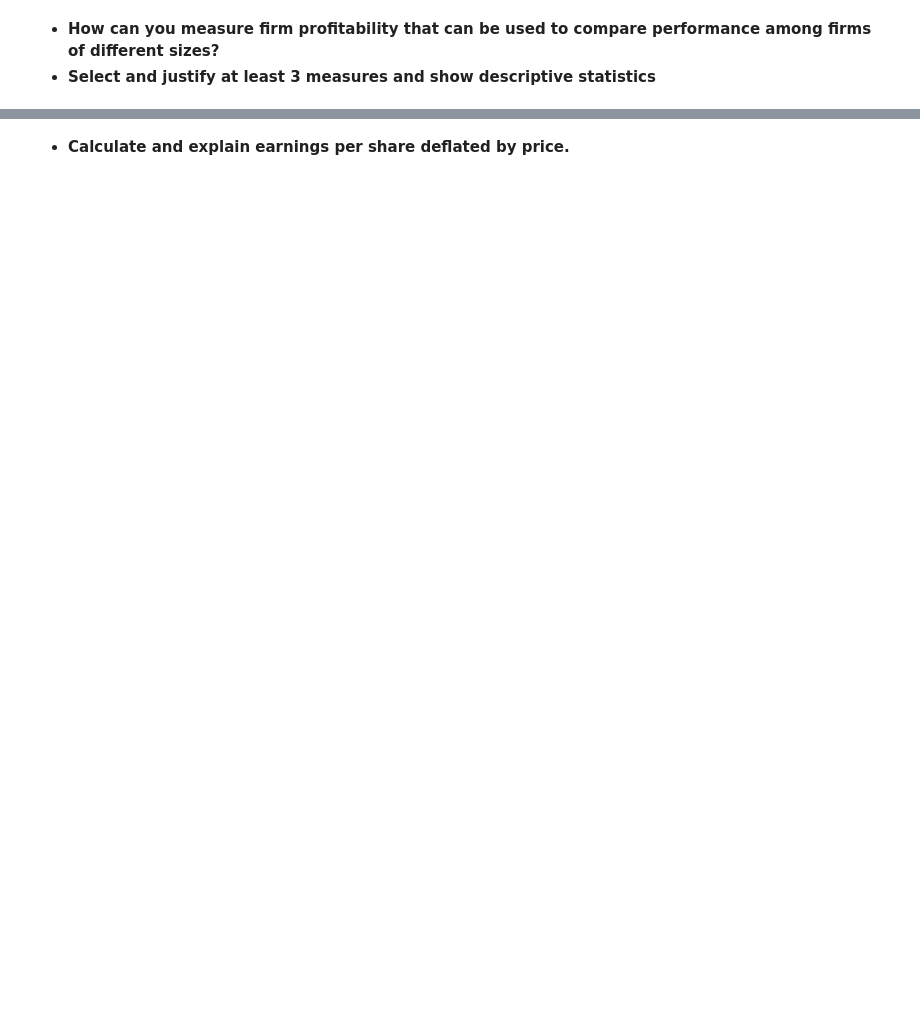
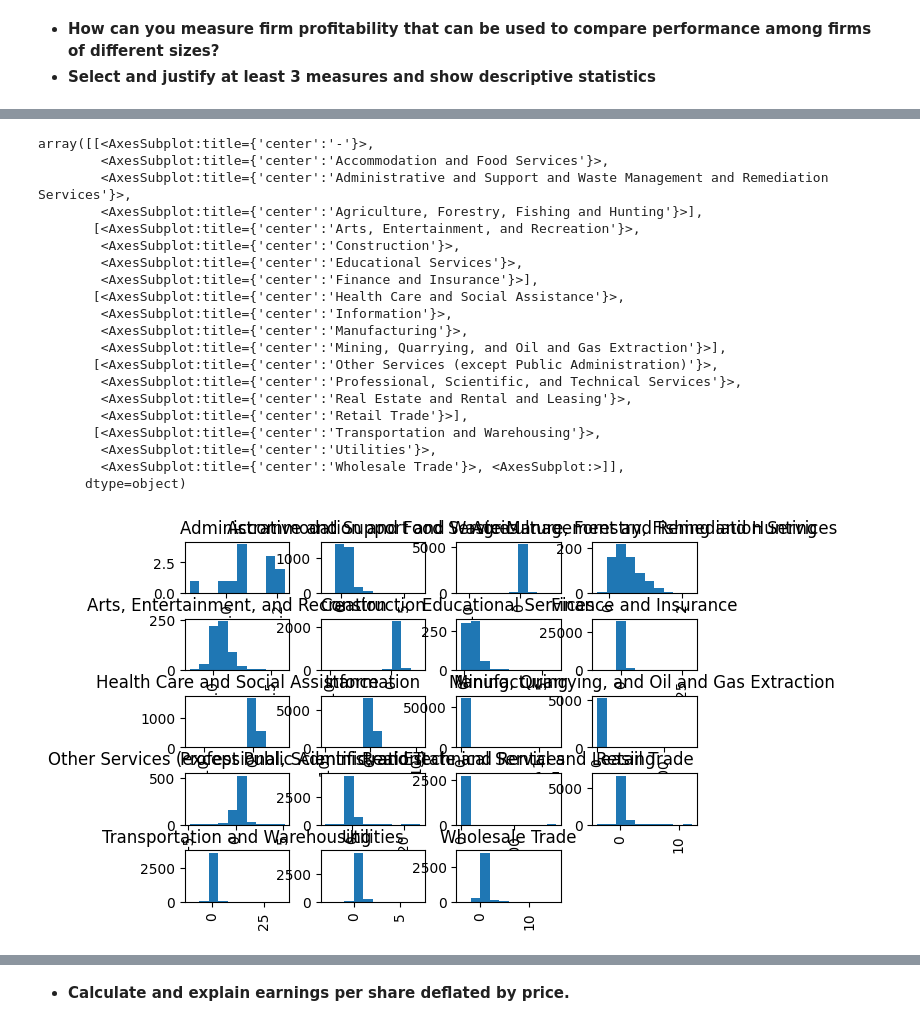
Before and after one commit to alexlohe25/IA_Avanzada_I, a Jupyter notebook: mod1_estadistica/business_case_A01733984.ipynb, the cells around one changed output, grey strips where cells are left out. Cells and saved outputs as stored; diff of their text form; code cells hidden in the pictures; blank space fills up the shorter version.

```diff
--- a/mod1_estadistica/business_case_A01733984.ipynb
+++ b/mod1_estadistica/business_case_A01733984.ipynb
@@ -625,0 +654,5 @@ Name: firm, dtype: object
+# %%
+dataExtra = pd.read_csv('usfirms2022.csv')
+df2Extra = pd.read_csv('usfirms2022.csv', names = dataExtra.columns)
+df2Extra = df2Extra[["Ticker","Name", "Sector NAICS\nlevel 1"]]
+df2Extra
@@ -625,0 +673,8 @@ Name: firm, dtype: object
+# %%
+dfExtra = pd.merge(df1Extra, df2Extra, left_on='firm', right_on="Ticker")
+dfExtra = dfExtra.drop(columns=['Ticker'])
+dfExtra = dfExtra.drop(dfExtra[dfExtra.firm.isnull()].index)
+dfExtra = dfExtra.drop(dfExtra[dfExtra.revenue.isnull()].index)
+dfExtra = dfExtra.drop(dfExtra[dfExtra.cogs.isnull()].index)
+dfExtra = dfExtra.drop(dfExtra[dfExtra.adjprice.isnull()].index)
+dfExtra
@@ -628,3 +697,15 @@ Name: firm, dtype: object
 
 *   **How can you measure firm profitability that can be used to compare performance among firms of different sizes?**
 *   **Select and justify at least 3 measures and show descriptive statistics**
+# %%
+# Derive New Column from Existing Column
+# Market Value = (originalprice * sharesoutstanding)
+
+dfExtra = dfExtra.assign(market_value=lambda x: x.originalprice.astype(np.float) * x.sharesoutstanding.astype(np.float))
+
+# Book Value of the firm = (totalassets-totalliabilities)
+
+dfExtra = dfExtra.assign(book_value=lambda x: x.totalassets.astype(np.float) - x.totalliabilities.astype(np.float))
+
+# Print dfFly to see if new BookValue and MaketValue columns were created correctly
+dfExtra
@@ -630,0 +732,4 @@ Name: firm, dtype: object
+# %%
+#BookToMarketRatio = bookvalue / marketvalue. For this ratio we consider the Book value for each firm considering thier market value for each quarter, so we can get more idea of the firm size
+dfExtra = dfExtra.assign(BookToMarketRatio=lambda x: x.book_value.astype(np.float) / x.market_value.astype(np.float))
+dfExtra
@@ -630,0 +786,24 @@ Name: firm, dtype: object
+# %%
+dfExtra.hist(column='BookToMarketRatio', by='Sector NAICS\nlevel 1')
+# %% [output]
+array([[<AxesSubplot:title={'center':'-'}>,
+        <AxesSubplot:title={'center':'Accommodation and Food Services'}>,
+        <AxesSubplot:title={'center':'Administrative and Support and Waste Management and Remediation Services'}>,
+        <AxesSubplot:title={'center':'Agriculture, Forestry, Fishing and Hunting'}>],
+       [<AxesSubplot:title={'center':'Arts, Entertainment, and Recreation'}>,
+        <AxesSubplot:title={'center':'Construction'}>,
+        <AxesSubplot:title={'center':'Educational Services'}>,
+        <AxesSubplot:title={'center':'Finance and Insurance'}>],
+       [<AxesSubplot:title={'center':'Health Care and Social Assistance'}>,
+        <AxesSubplot:title={'center':'Information'}>,
+        <AxesSubplot:title={'center':'Manufacturing'}>,
+        <AxesSubplot:title={'center':'Mining, Quarrying, and Oil and Gas Extraction'}>],
+       [<AxesSubplot:title={'center':'Other Services (except Public Administration)'}>,
+        <AxesSubplot:title={'center':'Professional, Scientific, and Technical Services'}>,
+        <AxesSubplot:title={'center':'Real Estate and Rental and Leasing'}>,
+        <AxesSubplot:title={'center':'Retail Trade'}>],
+       [<AxesSubplot:title={'center':'Transportation and Warehousing'}>,
+        <AxesSubplot:title={'center':'Utilities'}>,
+        <AxesSubplot:title={'center':'Wholesale Trade'}>, <AxesSubplot:>]],
+      dtype=object)
+[figure, added]
```
Also changed, not shown: parts of 30 cells of this notebook.
